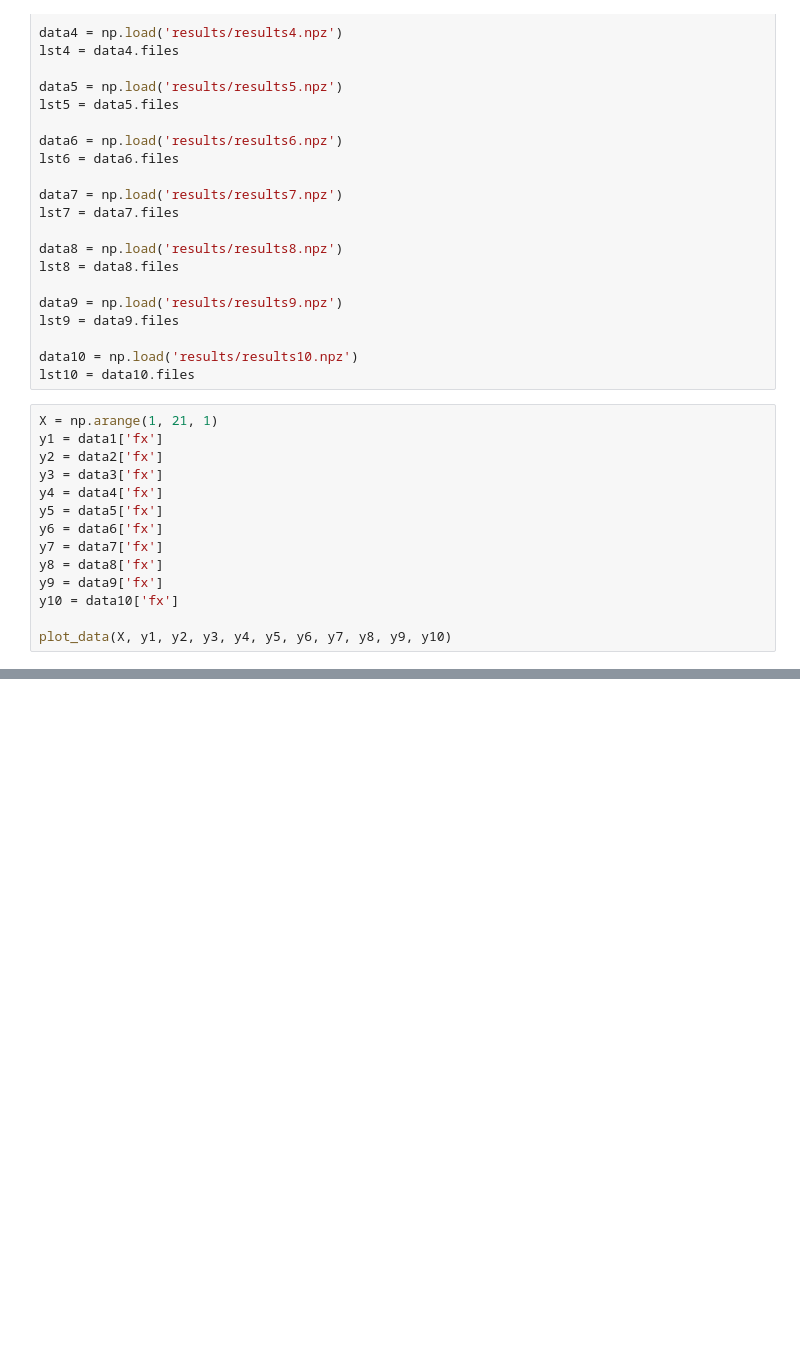
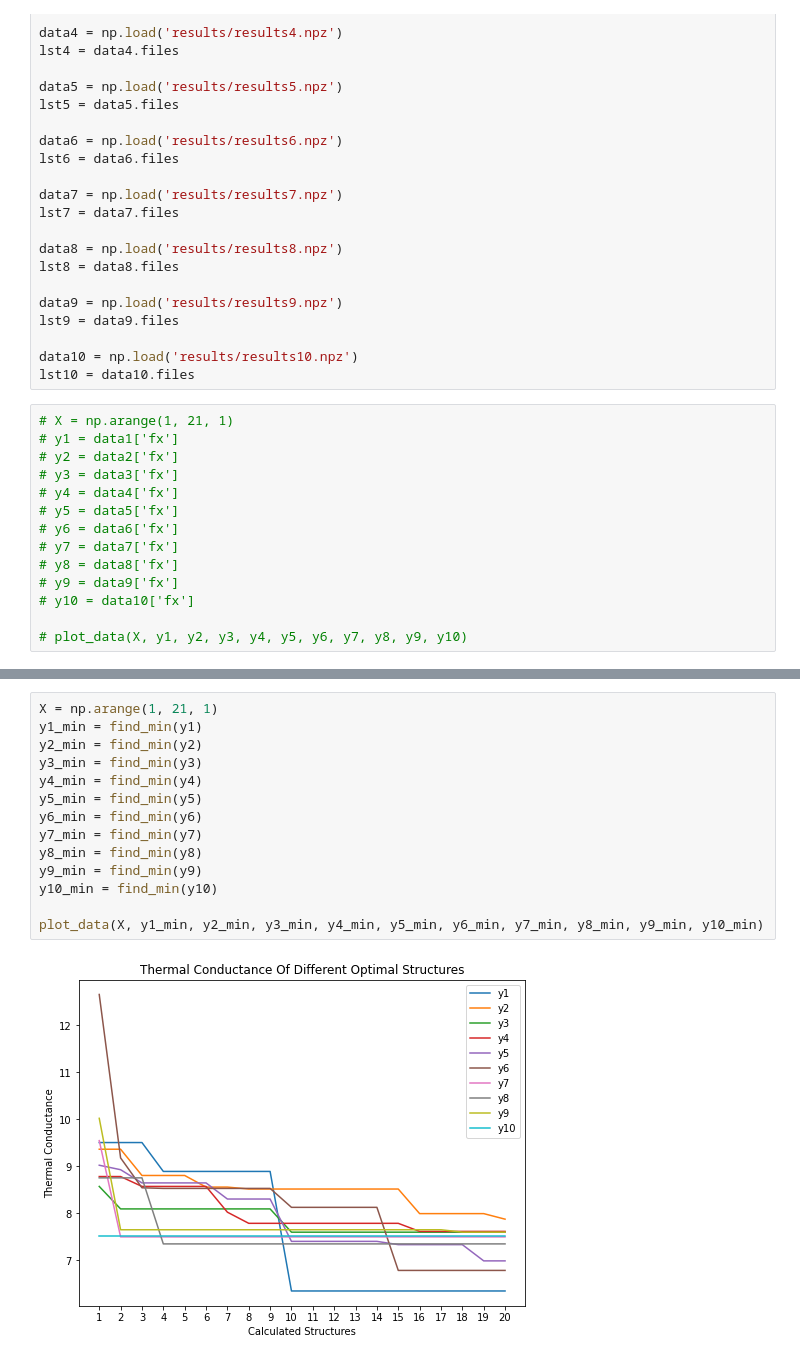
Before and after one commit to Lab-Brat/Materials_Informatics_Experiments, a Jupyter notebook: decision_tree/Si-Ge_MCTree/result_analysis.ipynb, the cells around one changed output, grey strips where cells are left out. Drawn from its saved outputs; the diff is of its cells as text; blank space fills up the shorter version.

Commit message:
added find_min function, and made a visualization of it

```diff
--- a/decision_tree/Si-Ge_MCTree/result_analysis.ipynb
+++ b/decision_tree/Si-Ge_MCTree/result_analysis.ipynb
@@ -75,16 +88,16 @@ lst9 = data9.files
 data10 = np.load('results/results10.npz')
 lst10 = data10.files
 # %%
-X = np.arange(1, 21, 1)
-y1 = data1['fx']
-y2 = data2['fx']
-y3 = data3['fx']
-y4 = data4['fx']
-y5 = data5['fx']
-y6 = data6['fx']
-y7 = data7['fx']
-y8 = data8['fx']
-y9 = data9['fx']
-y10 = data10['fx']
+# X = np.arange(1, 21, 1)
+# y1 = data1['fx']
+# y2 = data2['fx']
+# y3 = data3['fx']
+# y4 = data4['fx']
+# y5 = data5['fx']
+# y6 = data6['fx']
+# y7 = data7['fx']
+# y8 = data8['fx']
+# y9 = data9['fx']
+# y10 = data10['fx']
 
-plot_data(X, y1, y2, y3, y4, y5, y6, y7, y8, y9, y10)
+# plot_data(X, y1, y2, y3, y4, y5, y6, y7, y8, y9, y10)
@@ -105,3 +117,19 @@ y10_max = find_max(y10)
 plot_data(X, y1_max, y2_max, y3_max, y4_max, y5_max, y6_max, y7_max, y8_max, y9_max, y10_max)
 # %% [output]
 [figure]
+# %%
+X = np.arange(1, 21, 1)
+y1_min = find_min(y1)
+y2_min = find_min(y2)
+y3_min = find_min(y3)
+y4_min = find_min(y4)
+y5_min = find_min(y5)
+y6_min = find_min(y6)
+y7_min = find_min(y7)
+y8_min = find_min(y8)
+y9_min = find_min(y9)
+y10_min = find_min(y10)
+
+plot_data(X, y1_min, y2_min, y3_min, y4_min, y5_min, y6_min, y7_min, y8_min, y9_min, y10_min)
+# %% [output]
+[figure, added]
```
Also changed, not shown: parts of 3 cells of this notebook.
